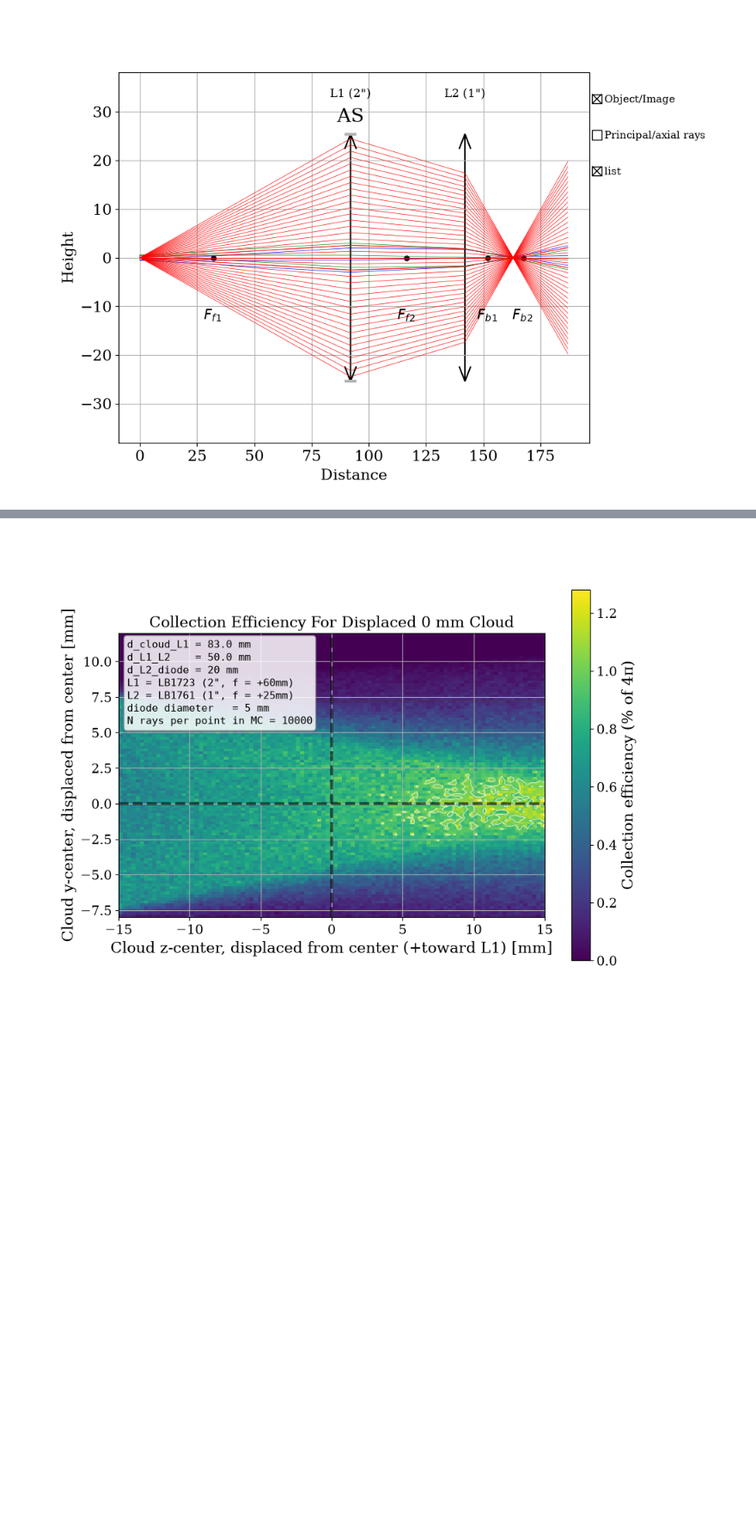
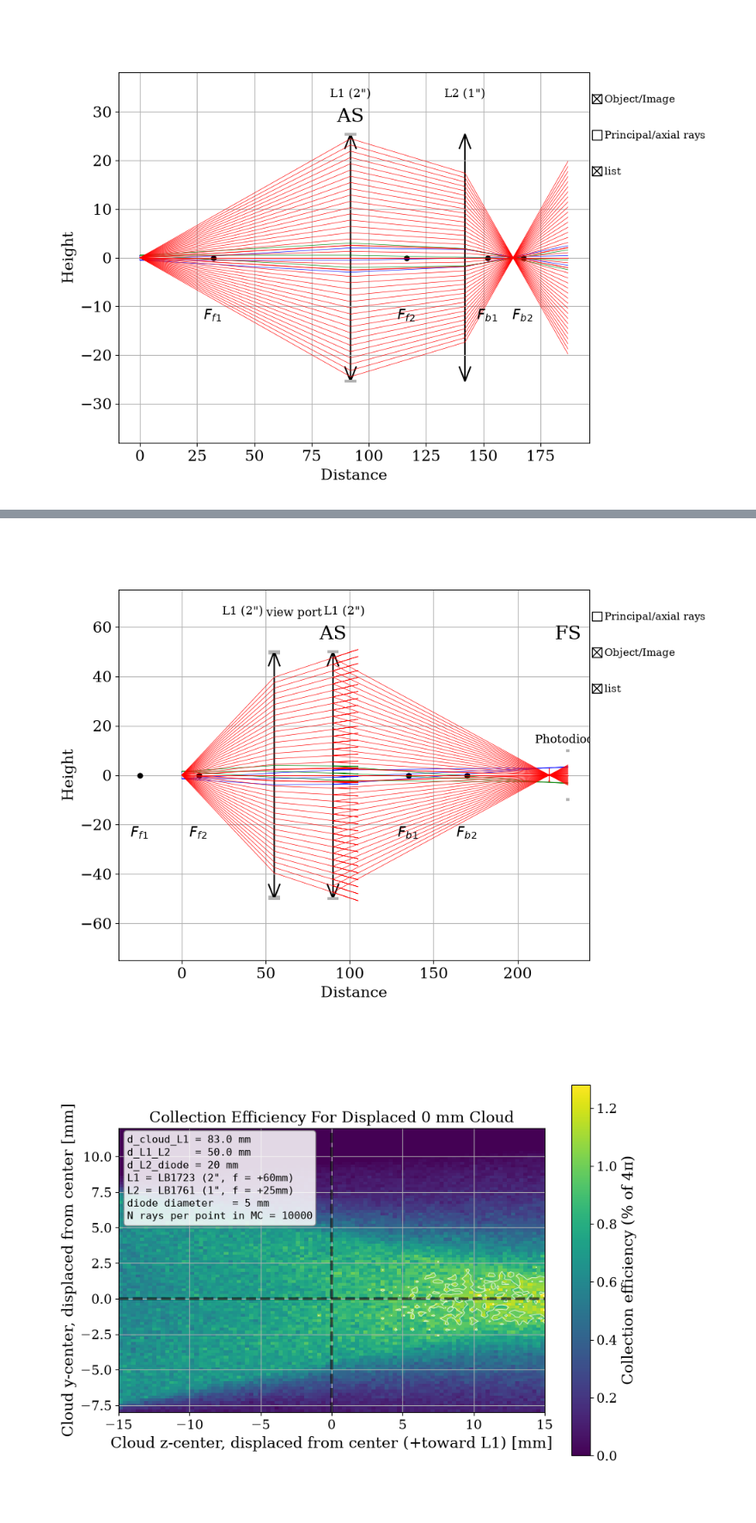
Before and after one commit to josephmlev/eedm_jml, a Jupyter notebook: daqAnalysisAndExperiments/optics/flourescenceTelescope/flourescenceTelescope.ipynb, the cells around one changed output, grey strips where cells are left out. Shown at 86% size. Saved outputs shown, nothing was run; the diff lists cells and outputs as text; code cells hidden in the pictures; blank space fills up the shorter version.

```diff
--- a/daqAnalysisAndExperiments/optics/flourescenceTelescope/flourescenceTelescope.ipynb
+++ b/daqAnalysisAndExperiments/optics/flourescenceTelescope/flourescenceTelescope.ipynb
@@ -74,4 +75,37 @@ path.display(raysList=[fan])
 [figure]
+# %%
+#6in spherical octagon
+# --- Glass ---
+n_bk7_852 = 1.509801
+
+
+# --- Geometry knobs (the things you'll want to scan) ---
+d_cloud_L1 = 55.0   # mm, cloud surface  -> L1 front surface
+d_L1_L2    = 35.0   # mm, L1 back surface -> L2 front surface
+d_L2_diode = 140   # mm, L2 back surface -> diode
+diameter_diode = 20 #7.14 #mm. 10mm square diode/sqrt(2)
+D_viewport = 99
+D_iris = 50
+d_iris = 50
+
+path = ImagingPath()
+path.objectHeight = 3  # mm, atom cloud size
+path.append(Space(d=d_cloud_L1))
+path.append(Aperture(diameter=D_viewport, label = "view port"))
+path.append(Lens(f=80,   diameter=100, label="L1 (2\")"))
+path.append(Space(d_iris))
+#path.append(Aperture(diameter=D_iris))
+path.append(Space(d_L1_L2-d_iris))
+path.append(Lens(f=80,   diameter=100, label="L1 (2\")"))
+path.append(Space(d=d_L2_diode))
+path.append(Aperture(diameter=diameter_diode, label = f'Photodiode'))
+
+
+fan = [Ray(y=0, theta=t) for t in np.linspace(-1, 1, 51)]
+
+path.display(raysList=[fan])
+# %% [output]
+[figure, added]
 # %%
 #vectorized thin lens. Fast!
 # --- Cloud + scan ---
```
Also changed, not shown: parts of 3 cells of this notebook, 1 other file.
